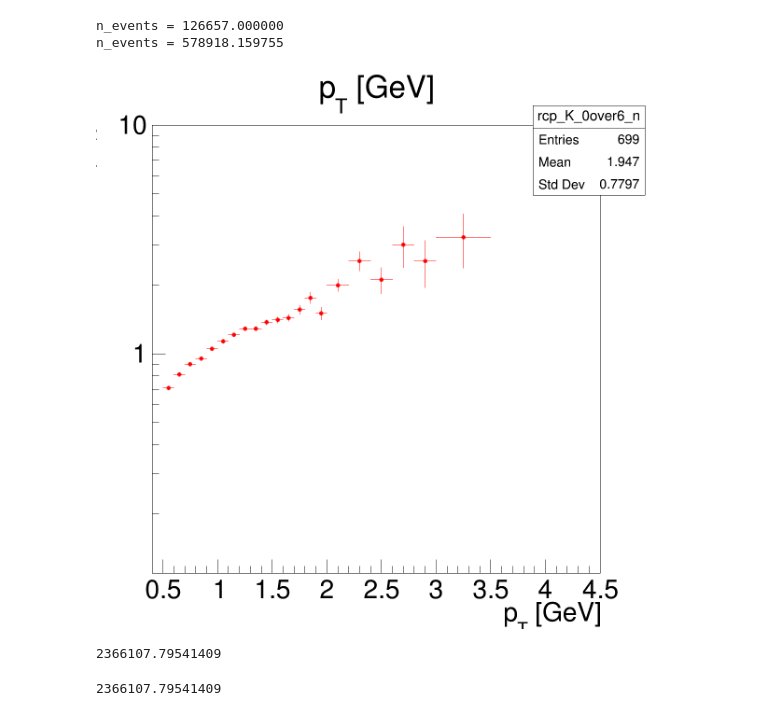
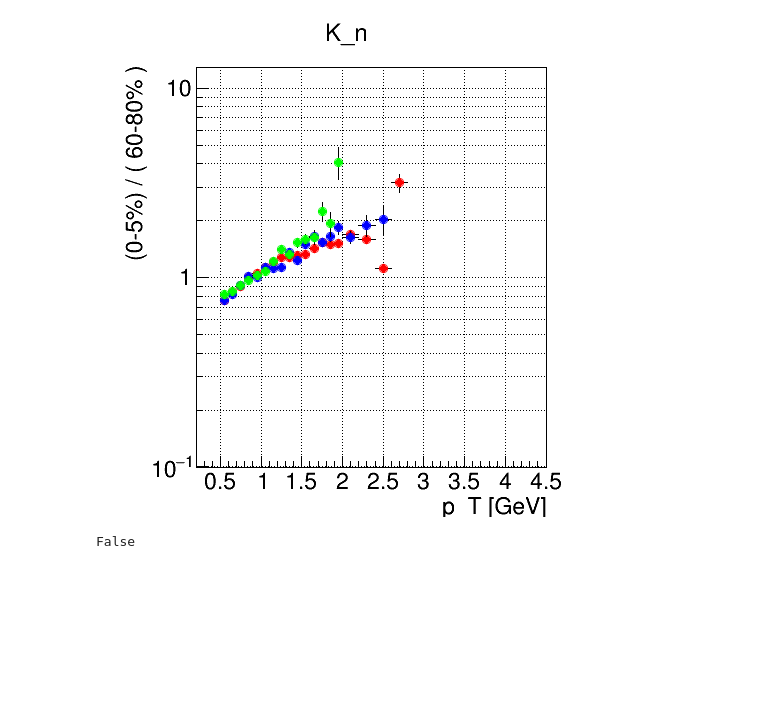
Before and after one commit to jdbrice/ipyLog, a Jupyter notebook: Rcp/rcp_plotter.ipynb, the cells around one changed output. Saved outputs shown, nothing was run; the diff lists cells and outputs as text; code cells hidden in the pictures; blank space fills up the shorter version.

```diff
--- a/Rcp/rcp_plotter.ipynb
+++ b/Rcp/rcp_plotter.ipynb
@@ -83,18 +0,0 @@ can = Canvas( width=1200, height=1200 )
-# %%
-rcp( data, "K", "n", 0, 6 )
-can
-# %% [output]
-n_events = 126657.000000
-n_events = 578918.159755
-[figure, removed]
-# %%
-data.EventQA.mappedRefMultBins.GetBinContent( 7 )
-# %% [output]
-2366107.79541409
-# %%
-crm = data.EventQA.corrRefMult
-bl = crm.GetXaxis().FindBin( 5.0 )
-bh = crm.GetXaxis().FindBin( 20.0 )
-data.EventQA.corrRefMult.Integral( bl, bh )
-# %% [output]
-2366107.79541409
@@ -100,0 +3,49 @@ data.EventQA.corrRefMult.Integral( bl, bh )
+# %%
+plc = "K"
+input_file = "/Users/danielbrandenburg/bnl/local/work/rcpMaker/products/Present_PostCorr_" + plc + ".root"
+data = root_open( input_file )
+
+can = Canvas( width=500, height=500 )
+can.SetLeftMargin( 0.2 )
+
+R.gStyle.SetOptStat( 0 )
+
+
+
+
+charge = "p"
+
+plot_dans_rcp( plc=plc, charge=charge, iCen=0, iPer=6, color = R.kRed, trunc=24 )
+R.gPad.SetLogy(1)
+R.gPad.SetGrid(1, 1)
+
+
+hRcp_19 = get_evan_rcp( "19.6", plc, charge, 0, 6, color=R.kBlue)
+hRcp_19.Draw( "same" )
+
+hRcp_11 = get_evan_rcp( "11.5", plc, charge, 0, 6, color=R.kGreen)
+hRcp_11.Draw("same")
+
+R.gPad.Print( "rcp_Corr_Pi_p.pdf" )
+
+
+charge = "n"
+plot_dans_rcp( plc=plc, charge=charge, iCen=0, iPer=6, color = R.kRed, trunc=23 )
+
+R.gPad.SetLogy(1)
+R.gPad.SetGrid(1, 1)
+
+hRcp_19 = get_evan_rcp( "19.6", plc, charge, 0, 6, color=R.kBlue)
+hRcp_19.Draw( "same" )
+
+hRcp_11 = get_evan_rcp( "11.5", plc, charge, 0, 6, color=R.kGreen)
+hRcp_11.Draw("same")
+R.gPad.Print( "rcp_" + plc + "_" + charge + ".pdf" )
+
+can
+# %% [output]
+[figure, added]
+# %%
+data.close()
+# %% [output]
+False
```
Also changed, not shown: parts of 8 cells of this notebook, 15 other files.
